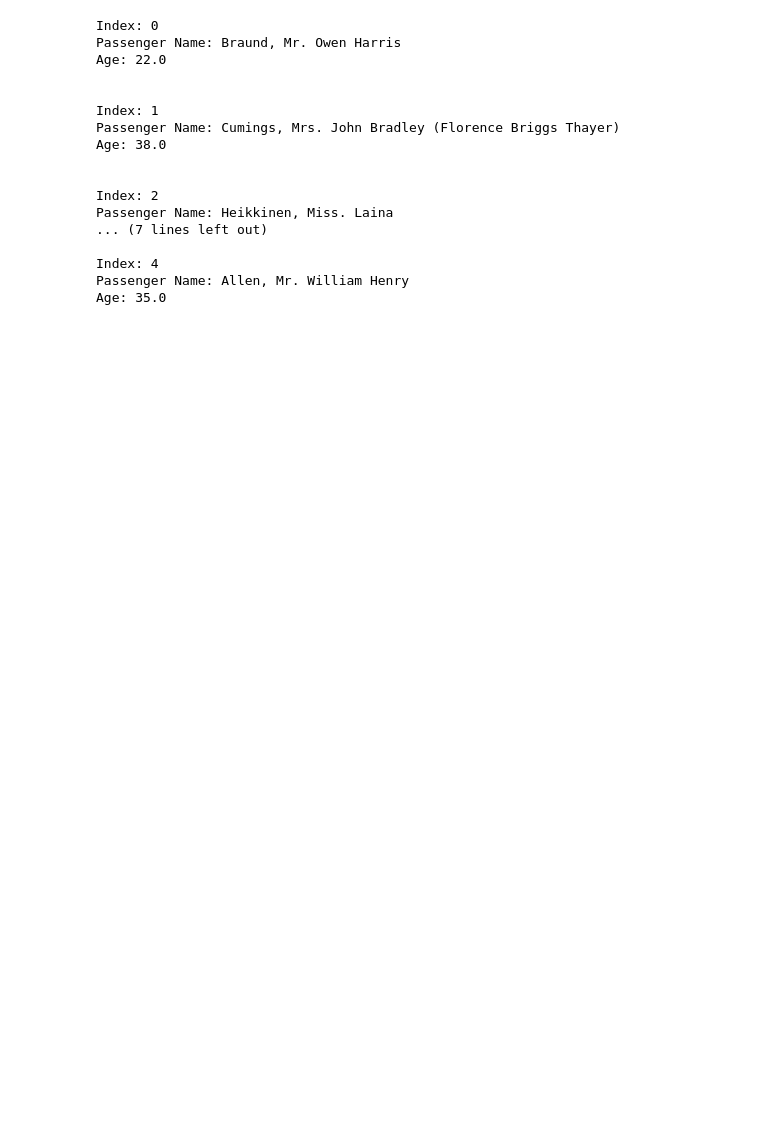
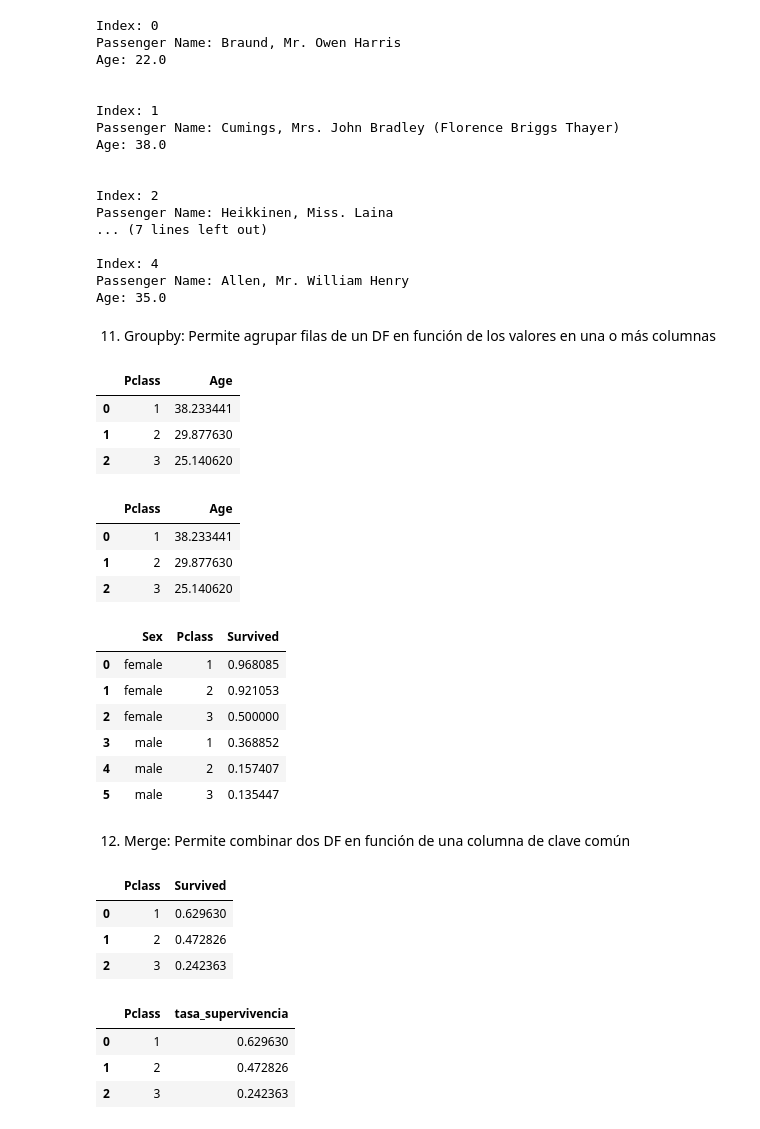
Before and after one commit to mariosanchez5/An-lisis-Exploratorios---Varios, a Jupyter notebook: Dataset_Titanic.ipynb, the cells around one changed output. Cells and saved outputs as stored; diff of their text form; code cells hidden in the pictures; blank space fills up the shorter version.

```diff
--- a/Dataset_Titanic.ipynb
+++ b/Dataset_Titanic.ipynb
@@ -415,3 +454,53 @@ Passenger Name: Heikkinen, Miss. Laina
 Index: 4
 Passenger Name: Allen, Mr. William Henry
 Age: 35.0
+# %% [markdown]
+11. Groupby: Permite agrupar filas de un DF en función de los valores en una o más columnas
+# %%
+#Agrupa los datos por Pclass y calcula la edad media para cada clase
+df.groupby('Pclass', as_index=False)['Age'].mean()
+# %% [output]
+|  | Pclass | Age |
+| 0 | 1 | 38.233441 |
+| 1 | 2 | 29.877630 |
+| 2 | 3 | 25.140620 |
+# %%
+#Otra forma
+df.groupby('Pclass', as_index=False).agg({'Age':'mean'})
+# %% [output]
+|  | Pclass | Age |
+| 0 | 1 | 38.233441 |
+| 1 | 2 | 29.877630 |
+| 2 | 3 | 25.140620 |
+# %%
+#Agruparemos los datos por Sexo y Clase, y calcula la tasa de supervivencia
+df.groupby(['Sex','Pclass'], as_index=False).agg({'Survived':'mean'})
+# %% [output]
+|  | Sex | Pclass | Survived |
+| 0 | female | 1 | 0.968085 |
+| 1 | female | 2 | 0.921053 |
+| 2 | female | 3 | 0.500000 |
+| 3 | male | 1 | 0.368852 |
+| 4 | male | 2 | 0.157407 |
+| 5 | male | 3 | 0.135447 |
+# %% [markdown]
+12. Merge: Permite combinar dos DF en función de una columna de clave común
+# %%
+#Crea una nueva caracteristica en base a la tasa de supervivencia por Pclase
+nueva_caracteristica = df2.groupby('Pclass', as_index=False)['Survived'].mean()
+nueva_caracteristica
+# %% [output]
+|  | Pclass | Survived |
+| 0 | 1 | 0.629630 |
+| 1 | 2 | 0.472826 |
+| 2 | 3 | 0.242363 |
+# %%
+#Renombraremos la columna Survived de la nueva caracteristica
+#Antes de unirla al dataset original para que no sea confundido con la columna Survived
+nueva_caracteristica = nueva_caracteristica.rename(columns={'Survived':'tasa_supervivencia'})
+nueva_caracteristica
+# %% [output]
+|  | Pclass | tasa_supervivencia |
+| 0 | 1 | 0.629630 |
+| 1 | 2 | 0.472826 |
+| 2 | 3 | 0.242363 |
```
Also changed, not shown: parts of 27 cells of this notebook.
